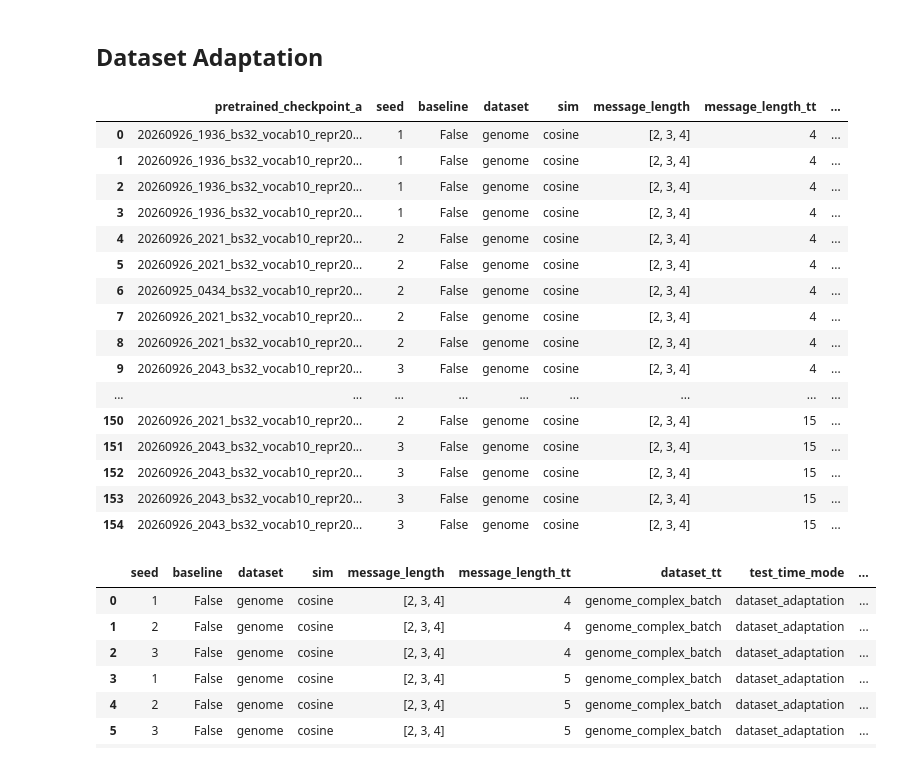
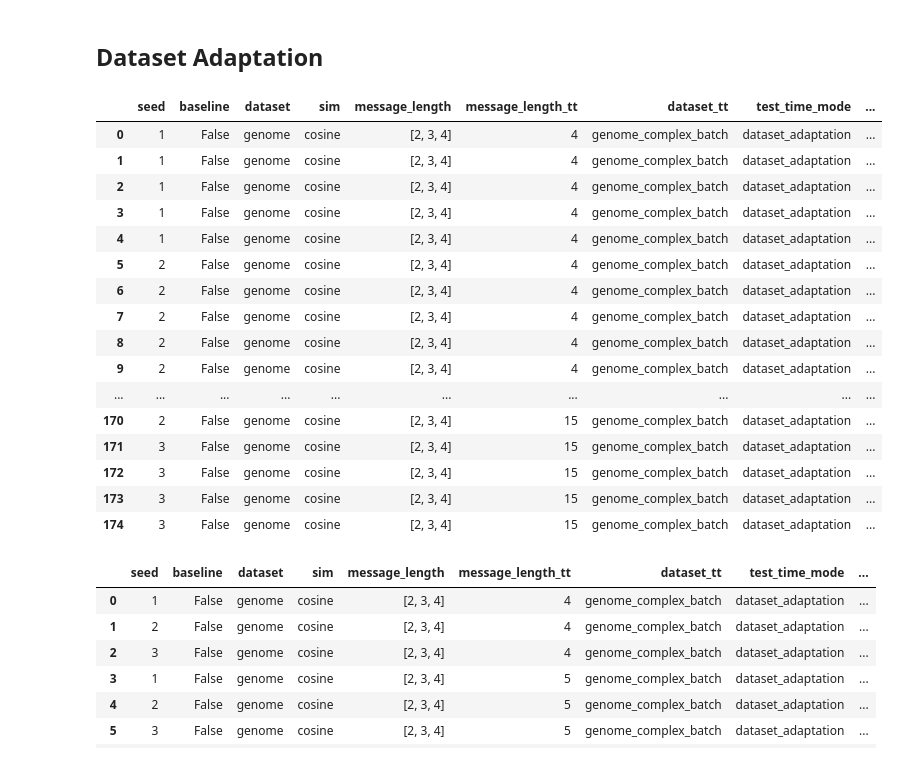
Before and after one commit to MehdiJmlkh/Test-Time-Emergent-Language, a Jupyter notebook: TTEL/results.ipynb, the cells around one changed output. Cells and saved outputs as stored; diff of their text form; code cells hidden in the pictures.

```diff
--- a/TTEL/results.ipynb
+++ b/TTEL/results.ipynb
@@ -2885,34 +2817,34 @@ batch_adapt
 # %%
 res = filter_df(
     {
         "dataset": "genome",
         "dataset_tt": "genome_complex_batch",
         "baseline": False,
         "test_time_mode": ["dataset_adaptation"],
         "message_length": "[2, 3, 4]",
         "learning_rate_tt": "1e-05",
     },
     sort_by=["message_length_tt", "seed", "learning_rate_tt", "num_iterations"],
 )
-res[["pretrained_checkpoint_a"] + adapt_cols]
+res[adapt_cols]
 # %% [output]
-|  | pretrained_checkpoint_a | seed | baseline | dataset | sim | message_length | message_length_tt | ... |
-| 0 | 20260926_1936_bs32_vocab10_repr20... | 1 | False | genome | cosine | [2, 3, 4] | 4 | ... |
-| 1 | 20260926_1936_bs32_vocab10_repr20... | 1 | False | genome | cosine | [2, 3, 4] | 4 | ... |
-| 2 | 20260926_1936_bs32_vocab10_repr20... | 1 | False | genome | cosine | [2, 3, 4] | 4 | ... |
-| 3 | 20260926_1936_bs32_vocab10_repr20... | 1 | False | genome | cosine | [2, 3, 4] | 4 | ... |
-| 4 | 20260926_2021_bs32_vocab10_repr20... | 2 | False | genome | cosine | [2, 3, 4] | 4 | ... |
-| 5 | 20260926_2021_bs32_vocab10_repr20... | 2 | False | genome | cosine | [2, 3, 4] | 4 | ... |
-| 6 | 20260925_0434_bs32_vocab10_repr20... | 2 | False | genome | cosine | [2, 3, 4] | 4 | ... |
-| 7 | 20260926_2021_bs32_vocab10_repr20... | 2 | False | genome | cosine | [2, 3, 4] | 4 | ... |
-| 8 | 20260926_2021_bs32_vocab10_repr20... | 2 | False | genome | cosine | [2, 3, 4] | 4 | ... |
-| 9 | 20260926_2043_bs32_vocab10_repr20... | 3 | False | genome | cosine | [2, 3, 4] | 4 | ... |
-| ... | ... | ... | ... | ... | ... | ... | ... | ... |
-| 150 | 20260926_2021_bs32_vocab10_repr20... | 2 | False | genome | cosine | [2, 3, 4] | 15 | ... |
-| 151 | 20260926_2043_bs32_vocab10_repr20... | 3 | False | genome | cosine | [2, 3, 4] | 15 | ... |
-| 152 | 20260926_2043_bs32_vocab10_repr20... | 3 | False | genome | cosine | [2, 3, 4] | 15 | ... |
-| 153 | 20260926_2043_bs32_vocab10_repr20... | 3 | False | genome | cosine | [2, 3, 4] | 15 | ... |
-| 154 | 20260926_2043_bs32_vocab10_repr20... | 3 | False | genome | cosine | [2, 3, 4] | 15 | ... |
+|  | seed | baseline | dataset | sim | message_length | message_length_tt | dataset_tt | test_time_mode | ... |
+| 0 | 1 | False | genome | cosine | [2, 3, 4] | 4 | genome_complex_batch | dataset_adaptation | ... |
+| 1 | 1 | False | genome | cosine | [2, 3, 4] | 4 | genome_complex_batch | dataset_adaptation | ... |
+| 2 | 1 | False | genome | cosine | [2, 3, 4] | 4 | genome_complex_batch | dataset_adaptation | ... |
+| 3 | 1 | False | genome | cosine | [2, 3, 4] | 4 | genome_complex_batch | dataset_adaptation | ... |
+| 4 | 1 | False | genome | cosine | [2, 3, 4] | 4 | genome_complex_batch | dataset_adaptation | ... |
+| 5 | 2 | False | genome | cosine | [2, 3, 4] | 4 | genome_complex_batch | dataset_adaptation | ... |
+| 6 | 2 | False | genome | cosine | [2, 3, 4] | 4 | genome_complex_batch | dataset_adaptation | ... |
+| 7 | 2 | False | genome | cosine | [2, 3, 4] | 4 | genome_complex_batch | dataset_adaptation | ... |
+| 8 | 2 | False | genome | cosine | [2, 3, 4] | 4 | genome_complex_batch | dataset_adaptation | ... |
+| 9 | 2 | False | genome | cosine | [2, 3, 4] | 4 | genome_complex_batch | dataset_adaptation | ... |
+| ... | ... | ... | ... | ... | ... | ... | ... | ... | ... |
+| 170 | 2 | False | genome | cosine | [2, 3, 4] | 15 | genome_complex_batch | dataset_adaptation | ... |
+| 171 | 3 | False | genome | cosine | [2, 3, 4] | 15 | genome_complex_batch | dataset_adaptation | ... |
+| 172 | 3 | False | genome | cosine | [2, 3, 4] | 15 | genome_complex_batch | dataset_adaptation | ... |
+| 173 | 3 | False | genome | cosine | [2, 3, 4] | 15 | genome_complex_batch | dataset_adaptation | ... |
+| 174 | 3 | False | genome | cosine | [2, 3, 4] | 15 | genome_complex_batch | dataset_adaptation | ... |
 # %%
 final = extract_maxes_elbow(res)
 final[adapt_cols]
```
Also changed, not shown: parts of 7 cells of this notebook, 30 other files.
